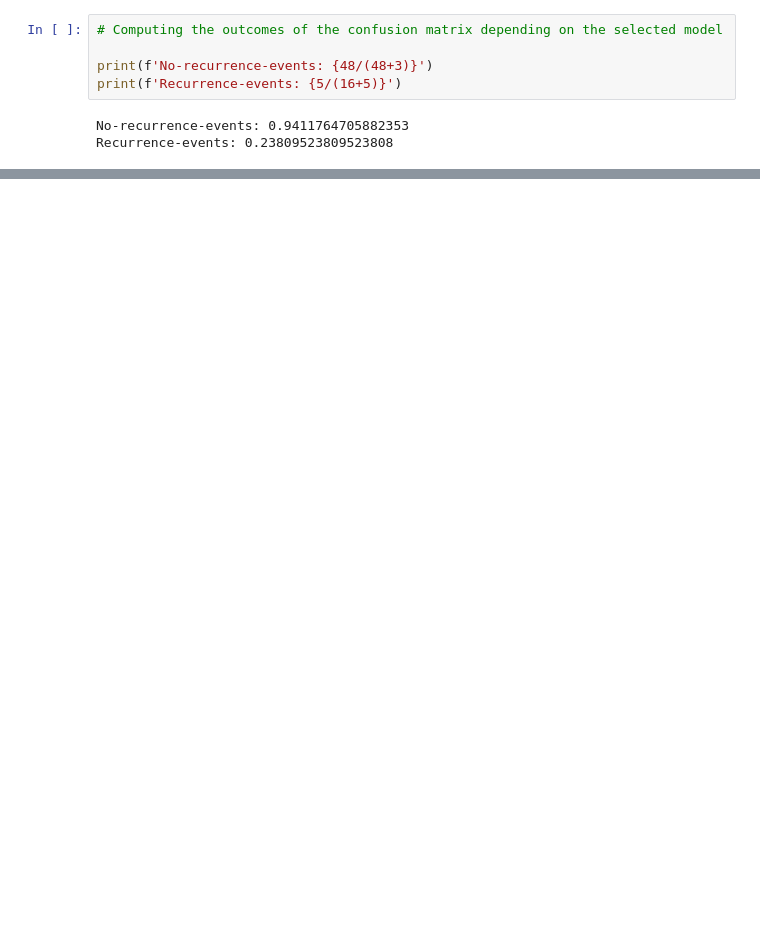
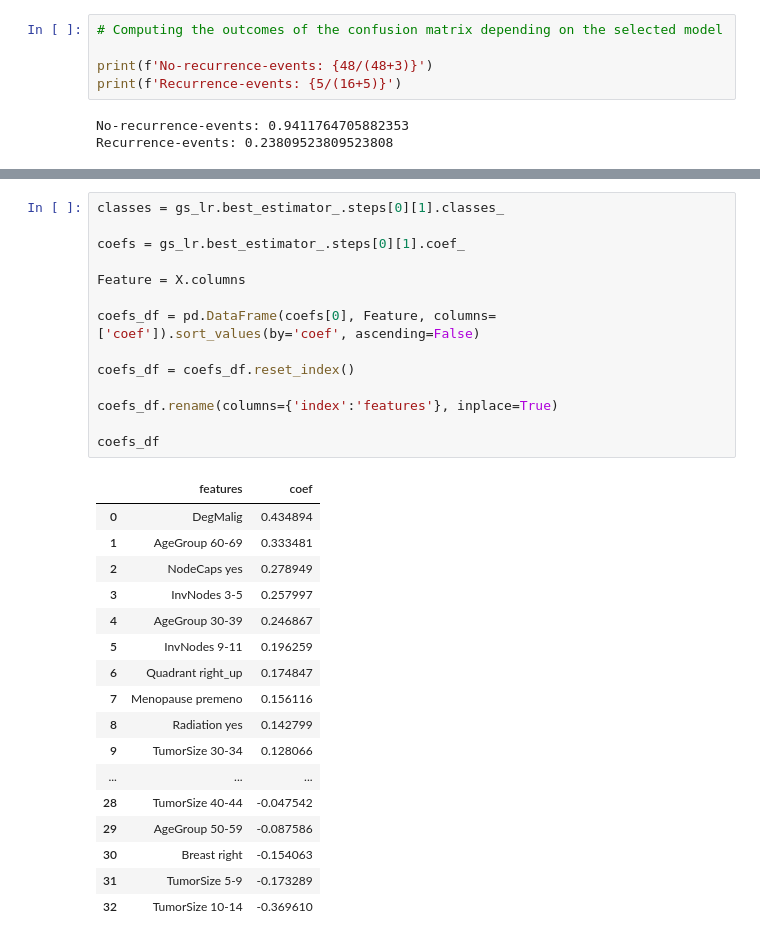
Before and after one commit to Otobi1/Predictors-of-Breast-Cancer-Recurrence, a Jupyter notebook: Predictors_of_Cancer_Recurrence.ipynb, the cells around one changed output, grey strips where cells are left out. Drawn from its saved outputs; the diff is of its cells as text; blank space fills up the shorter version.

```diff
--- a/Predictors_of_Cancer_Recurrence.ipynb
+++ b/Predictors_of_Cancer_Recurrence.ipynb
@@ -827,0 +877,32 @@ accuracy score:
+# %%
+classes = gs_lr.best_estimator_.steps[0][1].classes_
+
+coefs = gs_lr.best_estimator_.steps[0][1].coef_
+
+Feature = X.columns
+
+coefs_df = pd.DataFrame(coefs[0], Feature, columns=['coef']).sort_values(by='coef', ascending=False)
+
+coefs_df = coefs_df.reset_index()
+
+coefs_df.rename(columns={'index':'features'}, inplace=True)
+
+coefs_df
+# %% [output]
+|  | features | coef |
+| 0 | DegMalig | 0.434894 |
+| 1 | AgeGroup 60-69 | 0.333481 |
+| 2 | NodeCaps yes | 0.278949 |
+| 3 | InvNodes 3-5 | 0.257997 |
+| 4 | AgeGroup 30-39 | 0.246867 |
+| 5 | InvNodes 9-11 | 0.196259 |
+| 6 | Quadrant right_up | 0.174847 |
+| 7 | Menopause premeno | 0.156116 |
+| 8 | Radiation yes | 0.142799 |
+| 9 | TumorSize 30-34 | 0.128066 |
+| ... | ... | ... |
+| 28 | TumorSize 40-44 | -0.047542 |
+| 29 | AgeGroup 50-59 | -0.087586 |
+| 30 | Breast right | -0.154063 |
+| 31 | TumorSize 5-9 | -0.173289 |
+| 32 | TumorSize 10-14 | -0.369610 |
```
Also changed, not shown: parts of 27 cells of this notebook.
